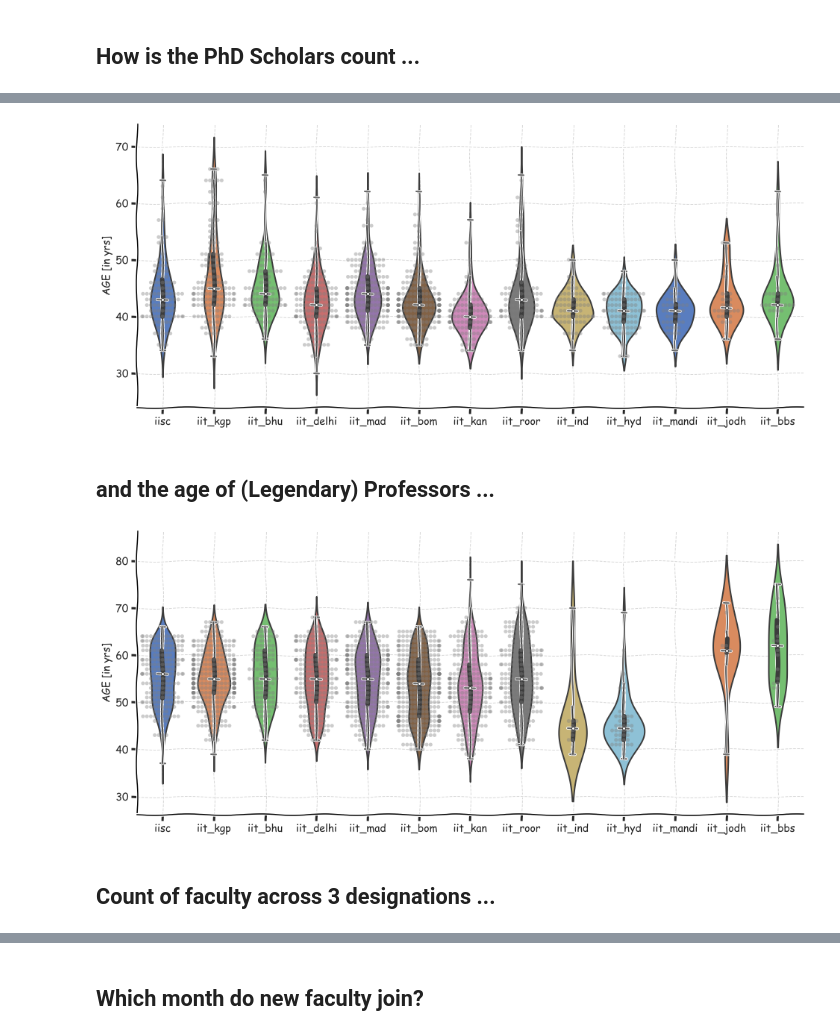
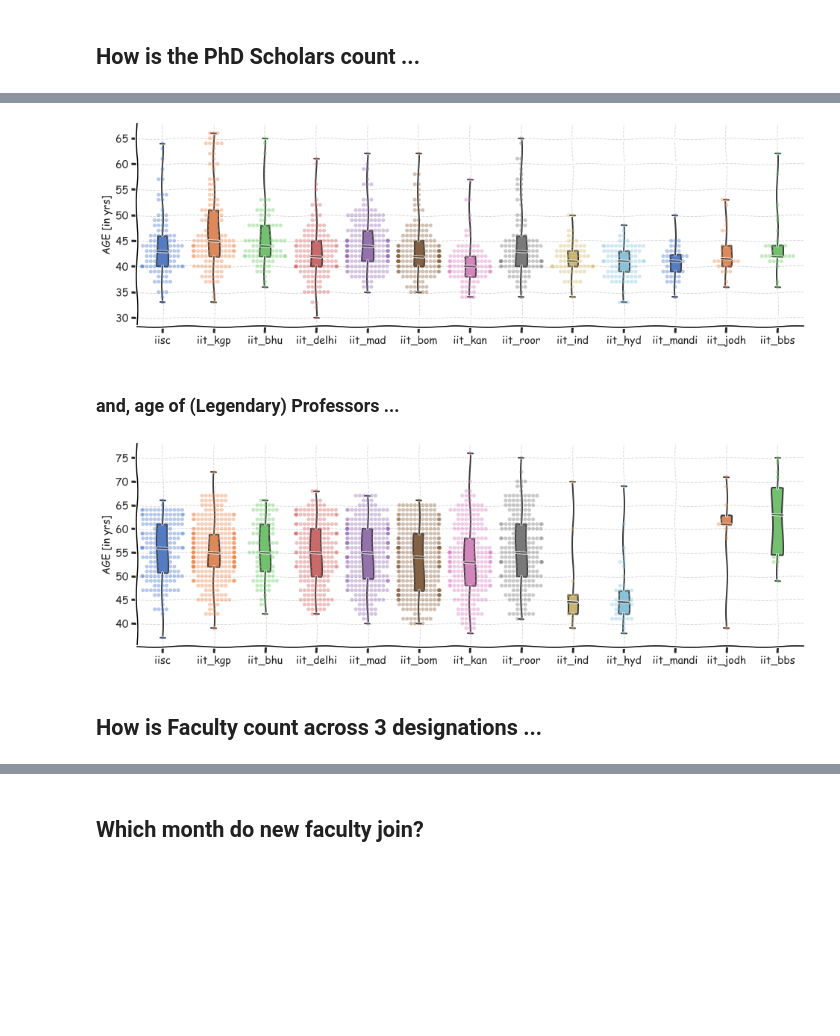
Before and after one commit to neerajww/myblog, a Jupyter notebook: _notebooks/2021-06-23-indian_institutes_nirf.ipynb, the cells around one changed output, grey strips where cells are left out. Saved outputs shown, nothing was run; the diff lists cells and outputs as text; code cells hidden in the pictures; blank space fills up the shorter version.

```diff
--- a/_notebooks/2021-06-23-indian_institutes_nirf.ipynb
+++ b/_notebooks/2021-06-23-indian_institutes_nirf.ipynb
@@ -344,7 +364,7 @@ with plt.xkcd():
     plt.legend(frameon=False,fontsize=FS)
     plt.xticks(fontsize=FS)
     plt.yticks(fontsize=FS)
-    ax.set_ylabel('COUNT', fontsize=FS)
+    ax.set_ylabel('SCHOLAR COUNT \n (as of 2020-21)', fontsize=FS)
     ax.spines['right'].set_visible(False)
     ax.spines['top'].set_visible(False)
     # fmt = '.pdf'
@@ -410,13 +460,13 @@ for institute in institutes:
         data[key].append(df[(df['institute']==institute)][key].values)
 
 with plt.xkcd():
-    fig = plt.subplots(figsize=[16,7])
+    fig = plt.subplots(figsize=[16,5])
     ax = plt.subplot(1,1,1)
     FS = 14
 
-    sns.boxplot(data = data['age'], whis = np.inf,width = 0.2,color=(.3,.8,1))
-    sns.swarmplot(data = data['age'], color='gray',alpha=0.4)
-    sns.violinplot(data = data['age'], palette="muted")
+    sns.boxplot(data = data['age'], whis = np.inf,width = 0.2,color=(.3,.8,1),palette="muted")
+    sns.swarmplot(data = data['age'], color='gray',alpha=0.4,palette="muted")
+#     sns.violinplot(data = data['age'], palette="muted")
     plt.xticks(np.arange(0,len(institutes)),institutes,rotation=0, fontsize=FS-2)
     ax.grid(color='gray', linestyle='--', linewidth=1,alpha=.3)
     plt.xticks(fontsize=FS)
@@ -445,13 +495,13 @@ for institute in institutes:
         data[key].append(df[(df['institute']==institute)&(df['designation']=='Assistant')][key].values)
 
 with plt.xkcd():
-    fig = plt.subplots(figsize=[16,7])
+    fig = plt.subplots(figsize=[16,5])
     ax = plt.subplot(1,1,1)
     FS = 14
 
-    sns.boxplot(data = data['age'], whis = np.inf,width = 0.2,color=(.3,.8,1))
-    sns.swarmplot(data = data['age'], color='gray',alpha=0.4)
-    sns.violinplot(data = data['age'], palette="muted")
+    sns.boxplot(data = data['age'], whis = np.inf,width = 0.2,color=(.3,.8,1),palette="muted")
+    sns.swarmplot(data = data['age'], color='gray',alpha=0.4,palette="muted")
+#     sns.violinplot(data = data['age'], palette="muted")
     plt.xticks(np.arange(0,len(institutes)),institutes,rotation=0, fontsize=FS-2)
     ax.grid(color='gray', linestyle='--', linewidth=1,alpha=.3)
     plt.xticks(fontsize=FS)
@@ -470,38 +520,38 @@ with plt.xkcd():
 # %%
 #collapse
 # plot age (without gender)
 data = {}
 keys = ['age','gender','designation']
 for key in keys:
     data[key] = []
 
 for institute in institutes:
     for key in keys:
         data[key].append(df[(df['institute']==institute)&(df['designation']=='Associate')][key].values)
 
 with plt.xkcd():
-    fig = plt.subplots(figsize=[16,7])
+    fig = plt.subplots(figsize=[16,5])
     ax = plt.subplot(1,1,1)
     FS = 14
 
-    sns.boxplot(data = data['age'], whis = np.inf,width = 0.2,color=(.3,.8,1))
-    sns.swarmplot(data = data['age'], color='gray',alpha=0.4)
-    sns.violinplot(data = data['age'], palette="muted")
+    sns.boxplot(data = data['age'], whis = np.inf,width = 0.2,color=(.3,.8,1),palette="muted")
+    sns.swarmplot(data = data['age'], color='gray',alpha=0.4,palette="muted")
+#     sns.violinplot(data = data['age'], palette="muted")
     plt.xticks(np.arange(0,len(institutes)),institutes,rotation=0, fontsize=FS-2)
     ax.grid(color='gray', linestyle='--', linewidth=1,alpha=.3)
     plt.xticks(fontsize=FS)
     plt.yticks(fontsize=FS)
     ax.set_ylabel('AGE [in yrs]', fontsize=FS)
     ax.spines['right'].set_visible(False)
     ax.spines['top'].set_visible(False)
     # fmt = '.pdf'
     # if fig_save:
     #     ax.figure.savefig(path_store_figure+"dicova_track_2_dur"+fmt, bbox_inches='tight')
     plt.show()
 # %% [output]
-[figure, old version]
+[figure, new version]
 # %% [markdown]
-## and the age of (Legendary) Professors ...
+### and, age of (Legendary) Professors ...
 # %%
 #collapse
 # plot age (without gender)
@@ -515,13 +565,13 @@ for institute in institutes:
         data[key].append(df[(df['institute']==institute)&(df['designation']=='Professor')][key].values)
 
 with plt.xkcd():
-    fig = plt.subplots(figsize=[16,7])
+    fig = plt.subplots(figsize=[16,5])
     ax = plt.subplot(1,1,1)
     FS = 14
 
-    sns.boxplot(data = data['age'], whis = np.inf,width = 0.2,color=(.3,.8,1))
-    sns.swarmplot(data = data['age'], color='gray',alpha=0.4)
-    sns.violinplot(data = data['age'], palette="muted")
+    sns.boxplot(data = data['age'], whis = np.inf,width = 0.2,color=(.3,.8,1),palette="muted")
+    sns.swarmplot(data = data['age'], color='gray',alpha=0.4,palette="muted")
+#     sns.violinplot(data = data['age'], palette="muted")
     plt.xticks(np.arange(0,len(institutes)),institutes,rotation=0, fontsize=FS-2)
     ax.grid(color='gray', linestyle='--', linewidth=1,alpha=.3)
     plt.xticks(fontsize=FS)
@@ -534,9 +584,9 @@ with plt.xkcd():
     #     ax.figure.savefig(path_store_figure+"dicova_track_2_dur"+fmt, bbox_inches='tight')
     plt.show()
 # %% [output]
-[figure, old version]
+[figure, new version]
 # %% [markdown]
-## Count of faculty across 3 designations ...
+## How is Faculty count across 3 designations ...
 # %%
 #collapse
 # plot deisgnation (with gender)
```
Also changed, not shown: parts of 27 cells of this notebook.
